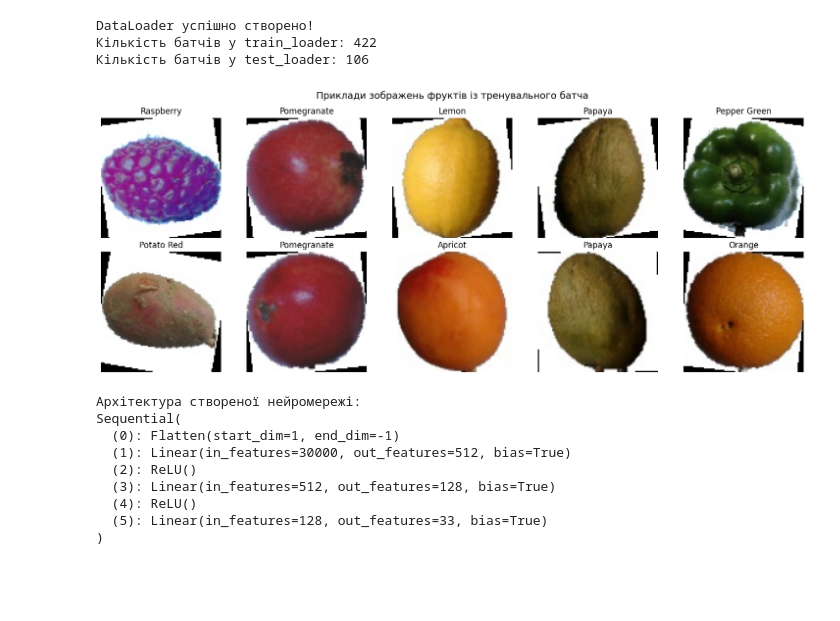
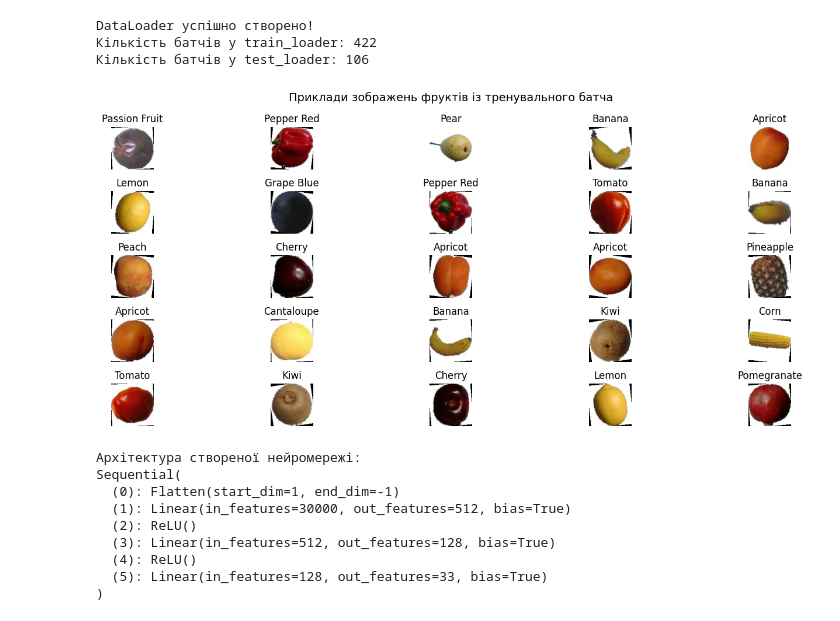
Before and after one commit to ValeriiSlynko/IT-STEP-Practice, a Jupyter notebook: Kaggle_PyTorch/fruits_classification_hw_1_2.ipynb, the cells around one changed output. Drawn from its saved outputs; the diff is of its cells as text; code cells hidden in the pictures; blank space fills up the shorter version.

```diff
--- a/Kaggle_PyTorch/fruits_classification_hw_1_2.ipynb
+++ b/Kaggle_PyTorch/fruits_classification_hw_1_2.ipynb
@@ -270,9 +270,9 @@ print("Оптимізатор та функція втрат успішно на
 # %%
 # Крок 6: Цикл тренування та тестування по епохах
 # Створимо списки для збереження значень Loss на тренуванні та тесті,
-# а також пройдемося циклами по епохах (наприклад, поставимо поки 10 епох).
+# а також пройдемося циклами по епохах (наприклад, поставимо 20 епох).
 
-epochs = 15
+epochs = 20
 list_lost_train = []
 list_lost_test = []
 
@@ -402,29 +402,29 @@ DataLoader успішно створено!
 # %%
 # Крок 2: Візуалізація випадкових прикладів з батча
 # (Цей блок додає візуалізацію: витягує один батч і виводить сітку картинок з реальними назвами фруктів)
 
 import matplotlib.pyplot as plt
 
 # Витягуємо один батч даних для перевірки та візуалізації
 images, labels = next(iter(train_loader))
 
-# Створюємо сітку графіків 2x5 (10 зображень)
-fig, axes = plt.subplots(2, 5, figsize=(15, 6))
+# Створюємо сітку графіків 3x5 (15 зображень)
+fig, axes = plt.subplots(5, 5, figsize=(15, 6))
 
 for i, ax in enumerate(axes.flat):
     # PyTorch зберігає канали на початку [C, H, W], а matplotlib чекає в кінці [H, W, C]
     img = images[i].permute(1, 2, 0)
 
     ax.imshow(img)
     # Підписуємо кожну картинку назвою її класу з датасету
     ax.set_title(dataset.classes[labels[i]])
     ax.axis('off')
 
 plt.suptitle("Приклади зображень фруктів із тренувального батча", fontsize=14)
 plt.tight_layout()
 plt.show()
 # %% [output]
-[figure, old version]
+[figure, new version]
 # %%
 # Крок 3: Створення нейромережі за новими умовами
 # Дотримуємося вимог: від 3 до 5 шарів, перший шар Flatten, кількість нейронів не збільшується, використовуємо ReLU
```
Also changed, not shown: parts of 5 cells of this notebook.
